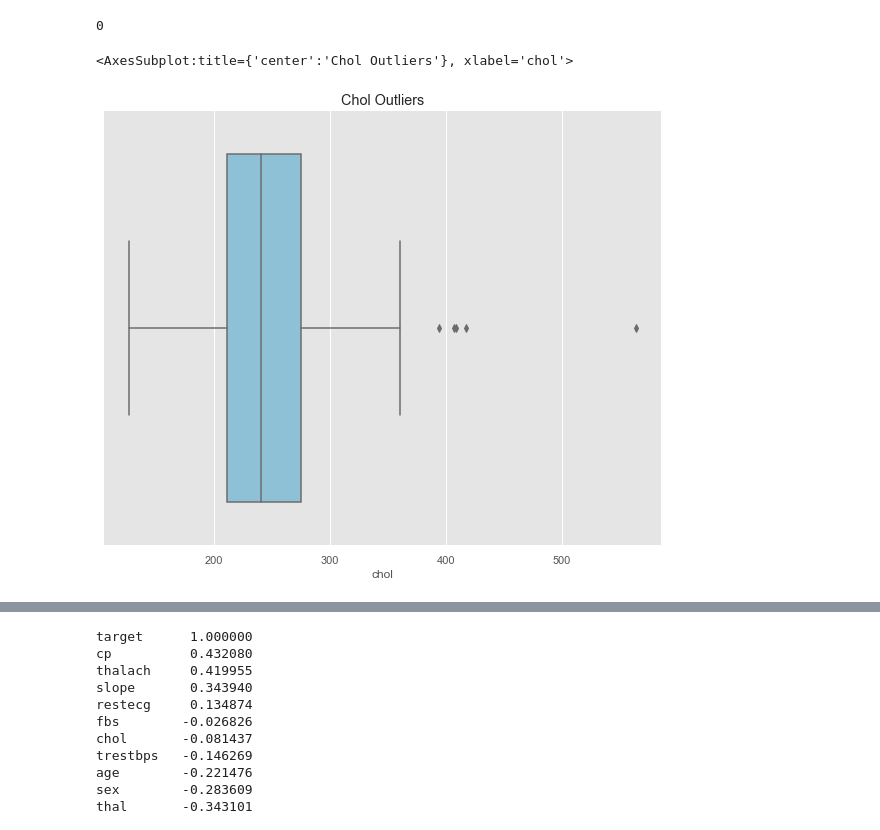
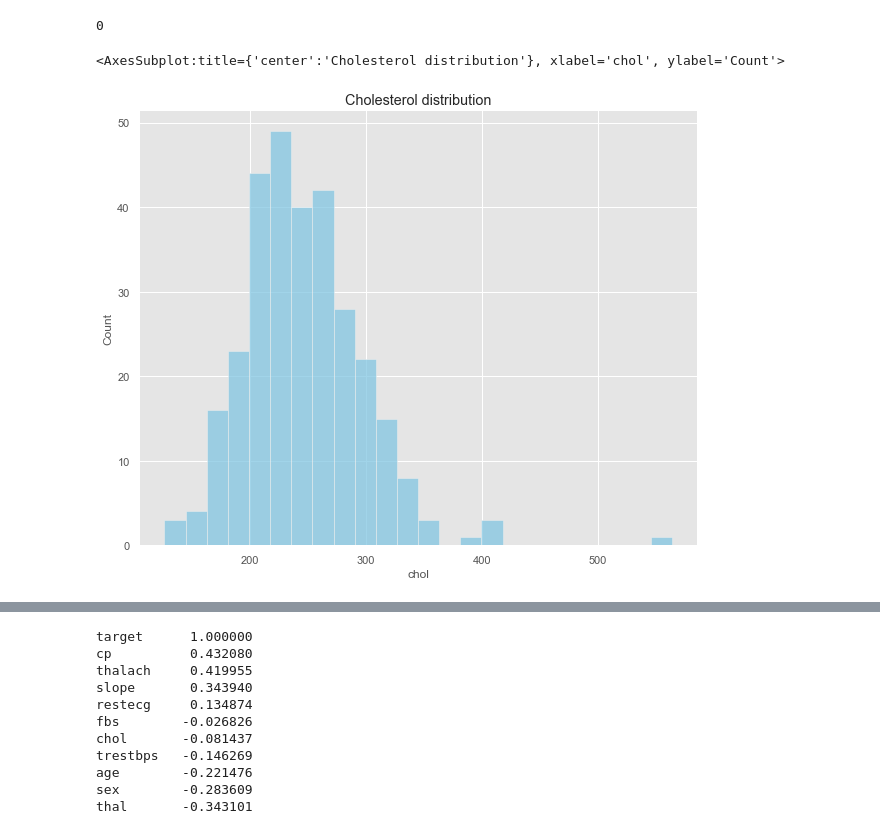
Before and after one commit to Omuk/Fullstack-Data-Analyst, a Jupyter notebook: Learning/code_examples/practice/practice_field.ipynb, the cells around one changed output, grey strips where cells are left out. Cells and saved outputs as stored; diff of their text form; code cells hidden in the pictures.

Commit message:
data

```diff
--- a/Learning/code_examples/practice/practice_field.ipynb
+++ b/Learning/code_examples/practice/practice_field.ipynb
@@ -21,7 +23,6 @@ data = pd.read_csv(r'c:\Github\Fullstack-Data-Analyst\Learning\the_data\data-lab
 # %%
-# data.info()
 data.duplicated().sum()
-data.drop_duplicates(subset=None, keep='first', ignore_index=False, inplace=True)
+data.drop_duplicates(keep='first', subset=None, inplace=True, ignore_index=False)
 data.duplicated().sum()
 # %% [output]
 0
@@ -33,8 +29,7 @@ mis_col = data.isnull().sum() * 100 /len(data)
 # %%
 f,ax = plt.subplots(figsize=(10,8))
-ax.set_title('Chol Outliers')
-
-sns.boxplot(data.chol, color='c', ax=ax)
+ax.set_title('Cholesterol distribution')
+sns.histplot(data.chol, color='c', ax=ax)
 # %% [output]
-<AxesSubplot:title={'center':'Chol Outliers'}, xlabel='chol'>
+<AxesSubplot:title={'center':'Cholesterol distribution'}, xlabel='chol', ylabel='Count'>
-[figure, old version]
+[figure, new version]
```
Also changed, not shown: parts of 21 cells of this notebook, 1 other file.
